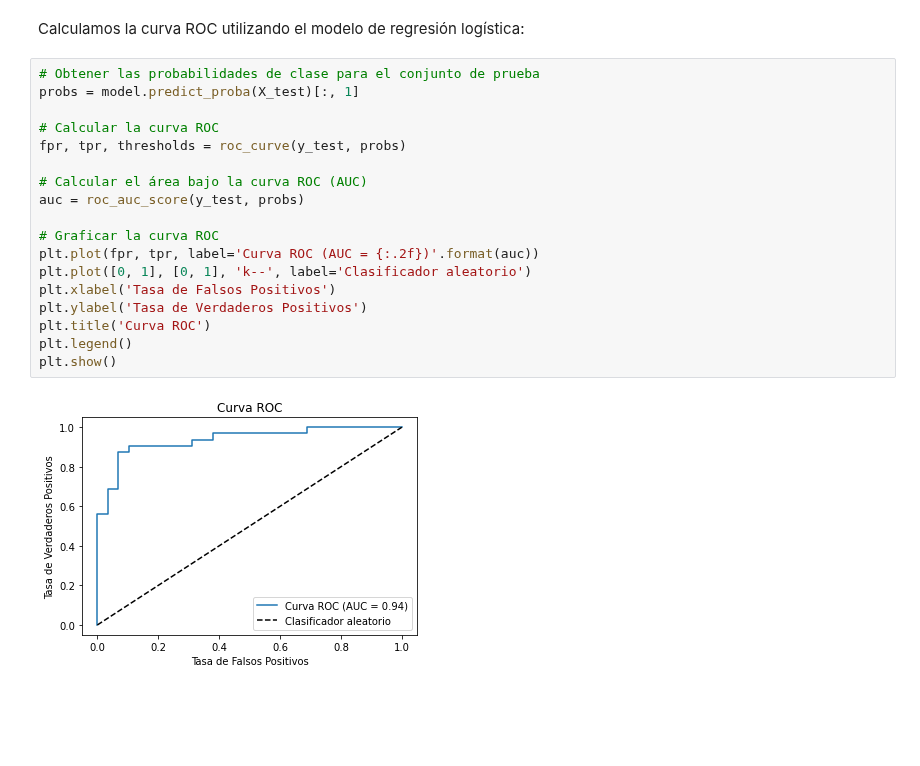
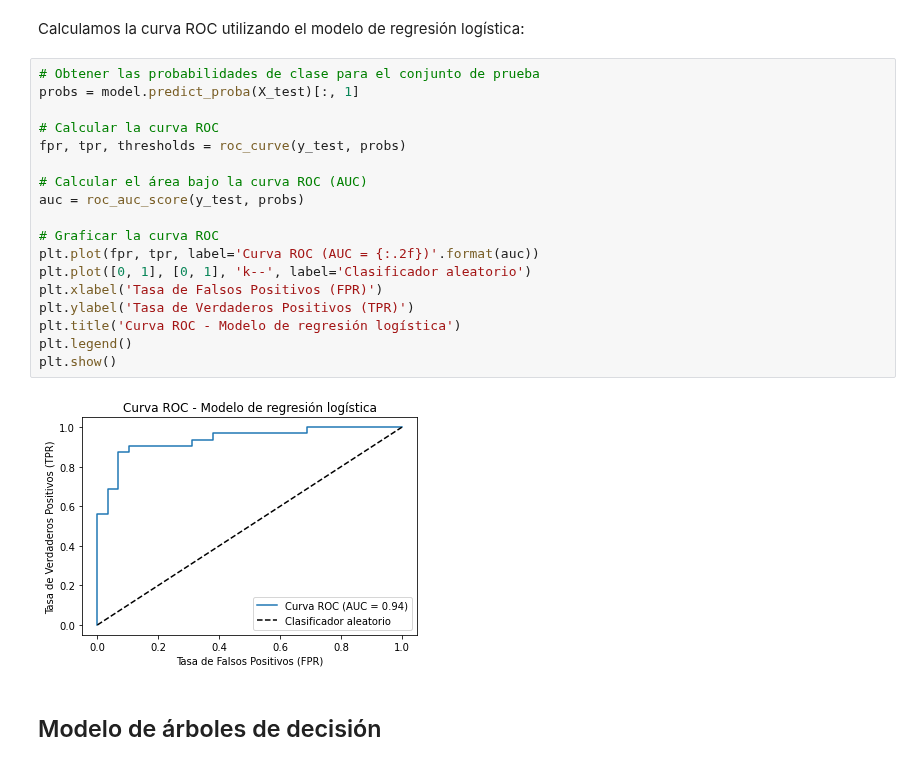
Before and after one commit to OscarTienda/heart-attack-analysis-prection, a Jupyter notebook: code/heart-attack-analysis-prediction.ipynb, the cells around one changed output. Saved outputs shown, nothing was run; the diff lists cells and outputs as text; blank space fills up the shorter version.

```diff
--- a/code/heart-attack-analysis-prediction.ipynb
+++ b/code/heart-attack-analysis-prediction.ipynb
@@ -750,20 +752,22 @@ Calculamos la curva ROC utilizando el modelo de regresión logística:
 # %%
 # Obtener las probabilidades de clase para el conjunto de prueba
 probs = model.predict_proba(X_test)[:, 1]
 
 # Calcular la curva ROC
 fpr, tpr, thresholds = roc_curve(y_test, probs)
 
 # Calcular el área bajo la curva ROC (AUC)
 auc = roc_auc_score(y_test, probs)
 
 # Graficar la curva ROC
 plt.plot(fpr, tpr, label='Curva ROC (AUC = {:.2f})'.format(auc))
 plt.plot([0, 1], [0, 1], 'k--', label='Clasificador aleatorio')
-plt.xlabel('Tasa de Falsos Positivos')
-plt.ylabel('Tasa de Verdaderos Positivos')
-plt.title('Curva ROC')
+plt.xlabel('Tasa de Falsos Positivos (FPR)')
+plt.ylabel('Tasa de Verdaderos Positivos (TPR)')
+plt.title('Curva ROC - Modelo de regresión logística')
 plt.legend()
 plt.show()
 # %% [output]
-[figure, old version]
+[figure, new version]
+# %% [markdown]
+## Modelo de árboles de decisión
```
Also changed, not shown: parts of 7 cells of this notebook.
